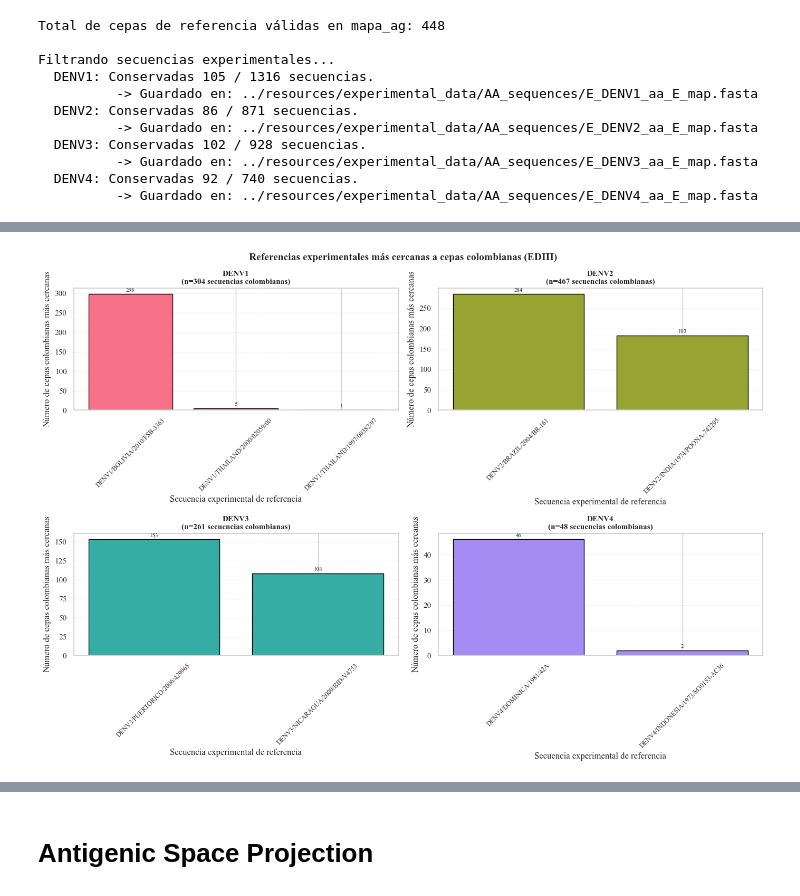
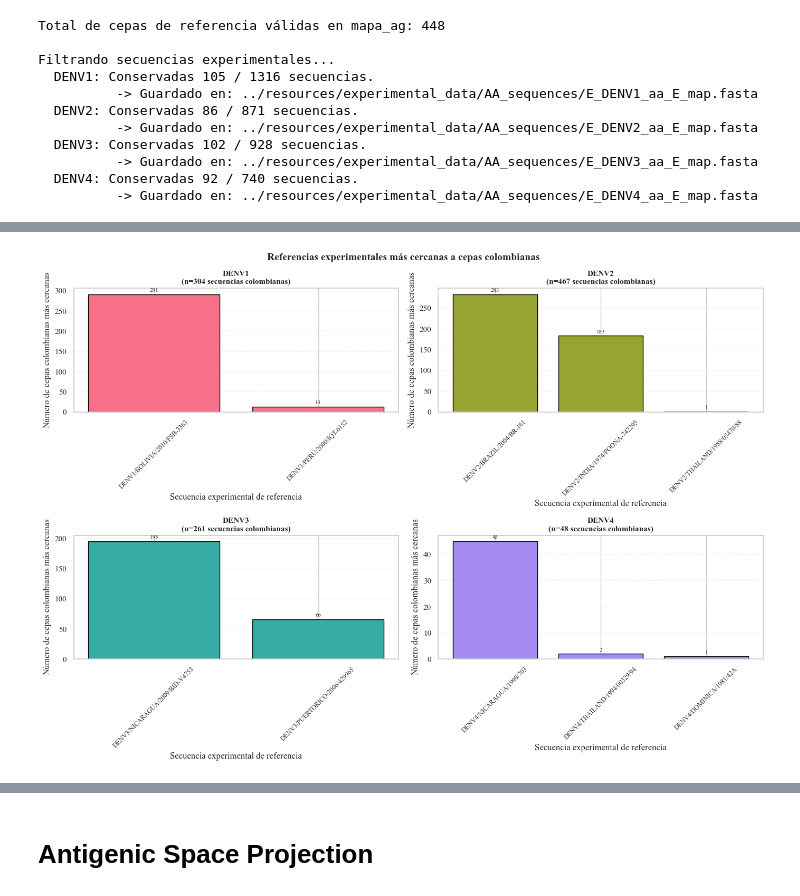
Before and after one commit to dirreno/denv-cross-inmunity, a Jupyter notebook: notebooks/distances.ipynb, the cells around one changed output, grey strips where cells are left out. Cells and saved outputs as stored; diff of their text form; code cells hidden in the pictures.

Commit message:
improved distance

```diff
--- a/notebooks/distances.ipynb
+++ b/notebooks/distances.ipynb
@@ -1578,7 +1788,7 @@ for sero in unique_sero:
         alpha=0.85,
         edgecolors="white",
         linewidth=0.5,
-        label=f"{sero} – AG"
+        label=f"{sero} – antígeno"
     )
 
 
@@ -1594,7 +1804,7 @@ for sero in unique_sero:
         alpha=0.85,
         edgecolors="black",
         linewidth=0.5,
-        label=f"{sero} – SR"
+        label=f"{sero} – antisuero"
     )
 
 
@@ -1741,12 +2179,11 @@ def compute_grantham_matrices(
         matrix = np.full((n_col, n_all_exp), np.nan)
         for i in range(n_col):
             for j in range(n_all_exp):
-                matrix[i, j] = antigenic_distance(seqs_col[i], all_exp_seqs[j],type='hamming')
+                matrix[i, j] = antigenic_distance(seqs_col[i], all_exp_seqs[j], sero)
 
         df_matrix = pd.DataFrame(matrix, index=ids_col, columns=all_exp_ids)
         matrices.append(df_matrix)
 
-        # Metadata (igual que antes)
         meta_col = pd.read_csv(meta_col_template.format(sero), sep="\t")
         meta_exp = pd.read_csv(meta_exp_template.format(sero), sep="\t")
 
@@ -1823,35 +2260,35 @@ for i, (sero, matrix) in enumerate(zip(serotypes, df_matrices)):
         fontweight="bold"
     )
     ax.set_xlabel("Secuencia experimental de referencia")
     ax.set_ylabel("Número de cepas colombianas más cercanas")
     ax.tick_params(axis="x", rotation=45, labelsize=9)
     ax.grid(axis="y", alpha=0.3, linestyle="--")
 
 fig.suptitle(
-    "Referencias experimentales más cercanas a cepas colombianas (EDIII)",
+    "Referencias experimentales más cercanas a cepas colombianas",
     fontsize=14,
     fontweight="bold"
 )
 
 plt.tight_layout()
 plt.savefig(
     "../figures/closest_experimental_matches.png",
     dpi=300,
     bbox_inches="tight"
 )
 plt.show()
 
 df_matches = pd.concat(results, ignore_index=True)
 
 print(df_matches.head())
 
 df_matches.to_csv(
     "../output/closest_matches_detail.tsv",
     sep="\t",
     index=False
 )
 # %% [output]
-[figure, old version]
+[figure, new version]
    serotype                                     seq_col  \
 0         1  DenV1/mosquito/Colombia/MAG-CIST-0134/2018
 1         1  DenV1/mosquito/Colombia/MAG-CIST-0151/2018
```
Also changed, not shown: parts of 15 cells of this notebook, 25 other files.
